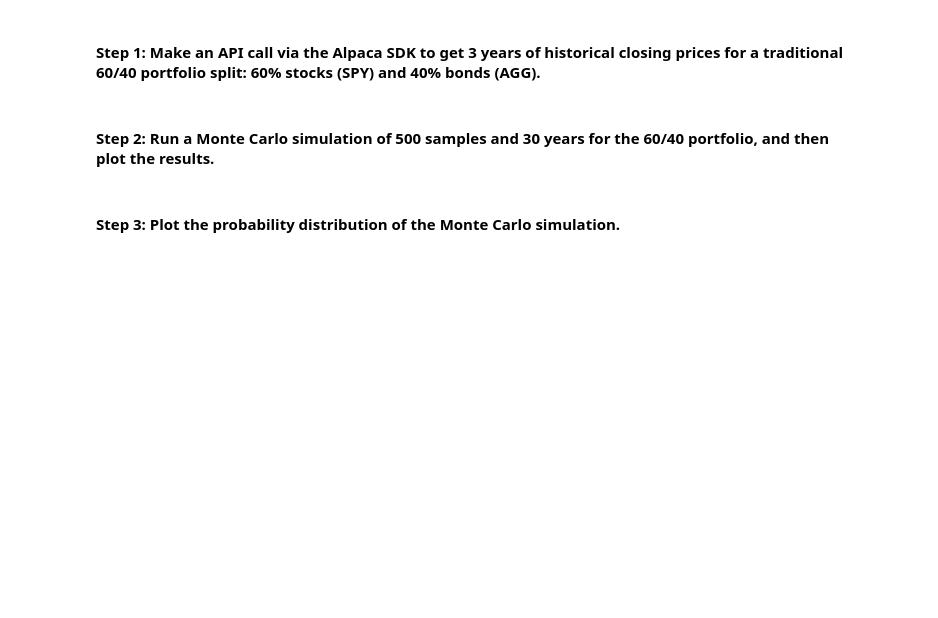
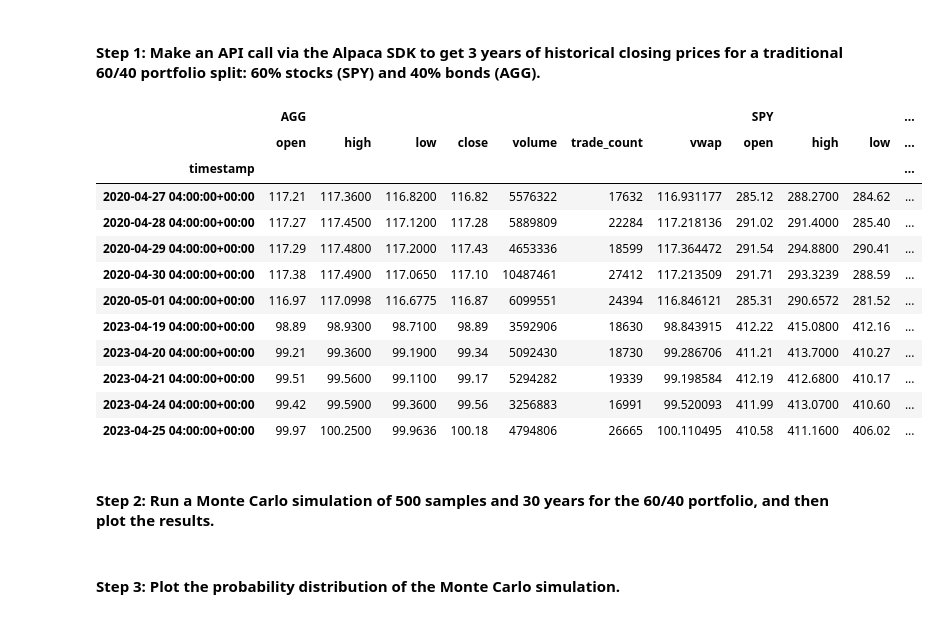
Before and after one commit to PhilipTimothe/Fin-Tech-Module-5, a Jupyter notebook: financial_planning_tools.ipynb, the cells around one changed output. Saved outputs shown, nothing was run; the diff lists cells and outputs as text; code cells hidden in the pictures; blank space fills up the shorter version.

```diff
--- a/financial_planning_tools.ipynb
+++ b/financial_planning_tools.ipynb
@@ -215,17 +231,17 @@ ValueError: ('Key ID must be given to access Alpaca trade API', ' (env: APCA_API
 - `start_date` and `end_date`: Use the same date for these parameters, and format them with the date of the previous weekday (or `2020-08-07`). This is because you want the one closing price for the most-recent trading day.
 # %%
 # Set the tickers for both the bond and stock portion of the portfolio
-# YOUR CODE HERE
+tickers = ['SPY', 'AGG']
 
 # Set timeframe to 1Day
-# YOUR CODE HERE
+timeframe = '1Day'
 
 # Format current date as ISO format
 # Set both the start and end date at the date of your prior weekday
 # This will give you the closing price of the previous trading day
 # Alternatively you can use a start and end date of 2020-08-07
-# YOUR CODE HERE
-# YOUR CODE HERE
+start_date = pd.Timestamp("2023-04-18", tz="America/New_York").isoformat()
+end_date = pd.Timestamp("2023-04-25", tz="America/New_York").isoformat()
 # %% [markdown]
 #### Step 4: Get the current closing prices for `SPY` and `AGG` by using the Alpaca `get_bars` function. Format the response as a Pandas DataFrame by including the `df` property at the end of the `get_bars` function.
 # %%
@@ -393,25 +478,44 @@ In this section, you’ll use the MCForecastTools library to create a Monte Carl
 # %%
 # Set start and end dates of 3 years back from your current date
 # Alternatively, you can use an end date of 2020-08-07 and work 3 years back from that date
-# YOUR CODE HERE
-# YOUR CODE HERE
+start_date = pd.Timestamp("2020-04-25", tz="America/New_York").isoformat()
+end_date = pd.Timestamp("2023-04-25", tz="America/New_York").isoformat()
 # %%
 # Use the Alpaca get_bars function to make the API call to get the 3 years worth of pricing data
 # The tickers and timeframe parameters should have been set in Part 1 of this activity
 # The start and end dates should be updated with the information set above
 # Remember to add the df property to the end of the call so the response is returned as a DataFrame
-# YOUR CODE HERE
+porfolio_3year_df = alpaca.get_bars(
+    tickers,
+    timeframe,
+    start = start_date,
+    end = end_date
+).df
 
 # Reorganize the DataFrame
 # Separate ticker data
-# YOUR CODE HERE
+SPY = porfolio_3year_df[porfolio_3year_df['symbol']=='SPY'].drop('symbol', axis=1)
+AGG = porfolio_3year_df[porfolio_3year_df['symbol']=='AGG'].drop('symbol', axis=1)
 
 # Concatenate the ticker DataFrames
-# YOUR CODE HERE
+porfolio_3year_df = pd.concat([AGG, SPY], axis=1, keys=["AGG", "SPY"])
 
 # Display both the first and last five rows of the DataFrame
-# YOUR CODE HERE
-# YOUR CODE HERE
+pd.concat([porfolio_3year_df.head(), porfolio_3year_df.tail()])
+# %% [output]
+|  | AGG |  |  |  |  |  |  | SPY |  |  | ... |
+|  | open | high | low | close | volume | trade_count | vwap | open | high | low | ... |
+| timestamp |  |  |  |  |  |  |  |  |  |  | ... |
+| 2020-04-27 04:00:00+00:00 | 117.21 | 117.3600 | 116.8200 | 116.82 | 5576322 | 17632 | 116.931177 | 285.12 | 288.2700 | 284.62 | ... |
+| 2020-04-28 04:00:00+00:00 | 117.27 | 117.4500 | 117.1200 | 117.28 | 5889809 | 22284 | 117.218136 | 291.02 | 291.4000 | 285.40 | ... |
+| 2020-04-29 04:00:00+00:00 | 117.29 | 117.4800 | 117.2000 | 117.43 | 4653336 | 18599 | 117.364472 | 291.54 | 294.8800 | 290.41 | ... |
+| 2020-04-30 04:00:00+00:00 | 117.38 | 117.4900 | 117.0650 | 117.10 | 10487461 | 27412 | 117.213509 | 291.71 | 293.3239 | 288.59 | ... |
+| 2020-05-01 04:00:00+00:00 | 116.97 | 117.0998 | 116.6775 | 116.87 | 6099551 | 24394 | 116.846121 | 285.31 | 290.6572 | 281.52 | ... |
+| 2023-04-19 04:00:00+00:00 | 98.89 | 98.9300 | 98.7100 | 98.89 | 3592906 | 18630 | 98.843915 | 412.22 | 415.0800 | 412.16 | ... |
+| 2023-04-20 04:00:00+00:00 | 99.21 | 99.3600 | 99.1900 | 99.34 | 5092430 | 18730 | 99.286706 | 411.21 | 413.7000 | 410.27 | ... |
+| 2023-04-21 04:00:00+00:00 | 99.51 | 99.5600 | 99.1100 | 99.17 | 5294282 | 19339 | 99.198584 | 412.19 | 412.6800 | 410.17 | ... |
+| 2023-04-24 04:00:00+00:00 | 99.42 | 99.5900 | 99.3600 | 99.56 | 3256883 | 16991 | 99.520093 | 411.99 | 413.0700 | 410.60 | ... |
+| 2023-04-25 04:00:00+00:00 | 99.97 | 100.2500 | 99.9636 | 100.18 | 4794806 | 26665 | 100.110495 | 410.58 | 411.1600 | 406.02 | ... |
 # %% [markdown]
 #### Step 2: Run a Monte Carlo simulation of 500 samples and 30 years for the 60/40 portfolio, and then plot the results.
 # %%
```
Also changed, not shown: parts of 26 cells of this notebook.
